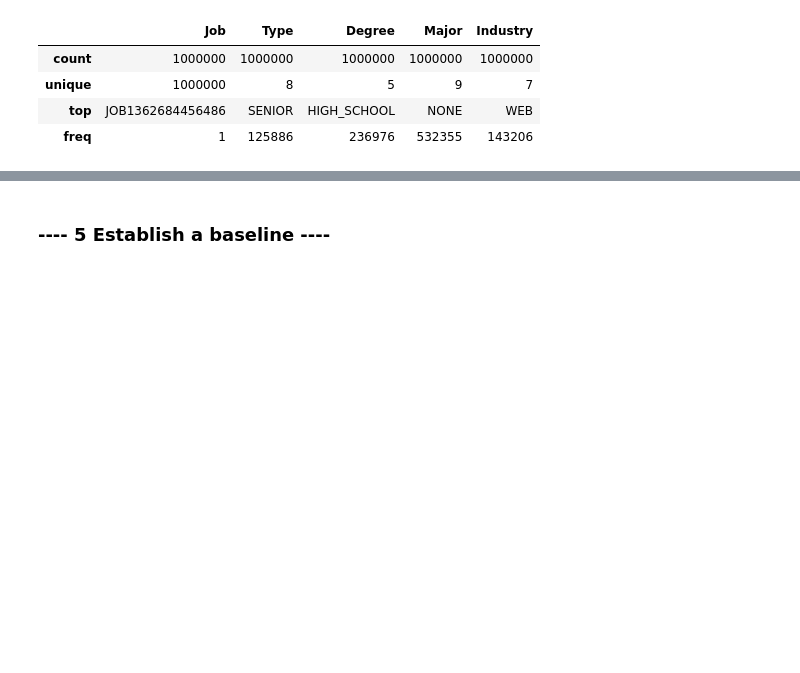
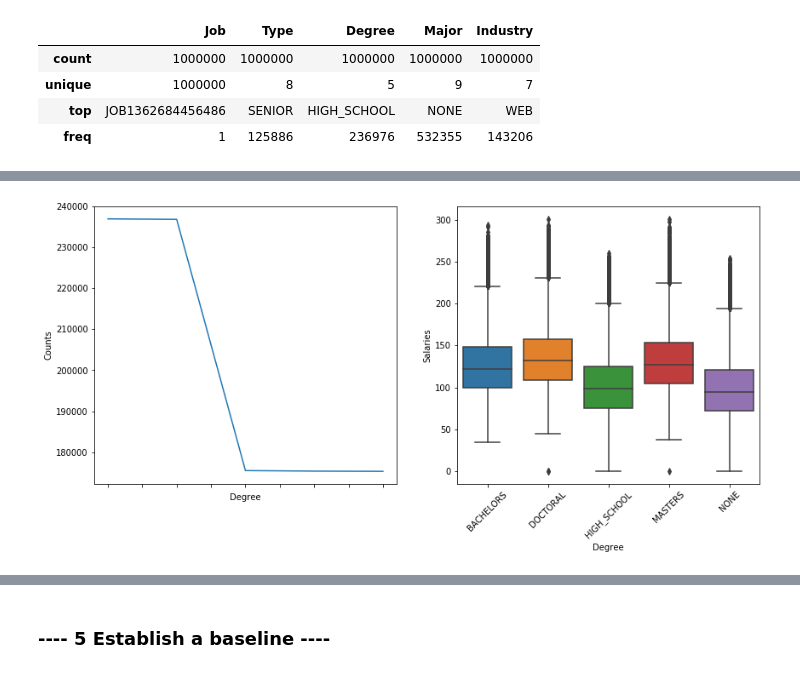
Before and after one commit to nomadskyler/SalaryProject, a Jupyter notebook: salaryportfolioproject.ipynb, the cells around one changed output, grey strips where cells are left out. Cells and saved outputs as stored; diff of their text form; code cells hidden in the pictures; blank space fills up the shorter version.

```diff
--- a/salaryportfolioproject.ipynb
+++ b/salaryportfolioproject.ipynb
@@ -357,0 +362,4 @@ train_df.describe(include = ['O'])
+# %%
+make_plots( train_df , 'Degree' )
+# %% [output]
+[figure, added]
```
Also changed, not shown: parts of 3 cells of this notebook.
